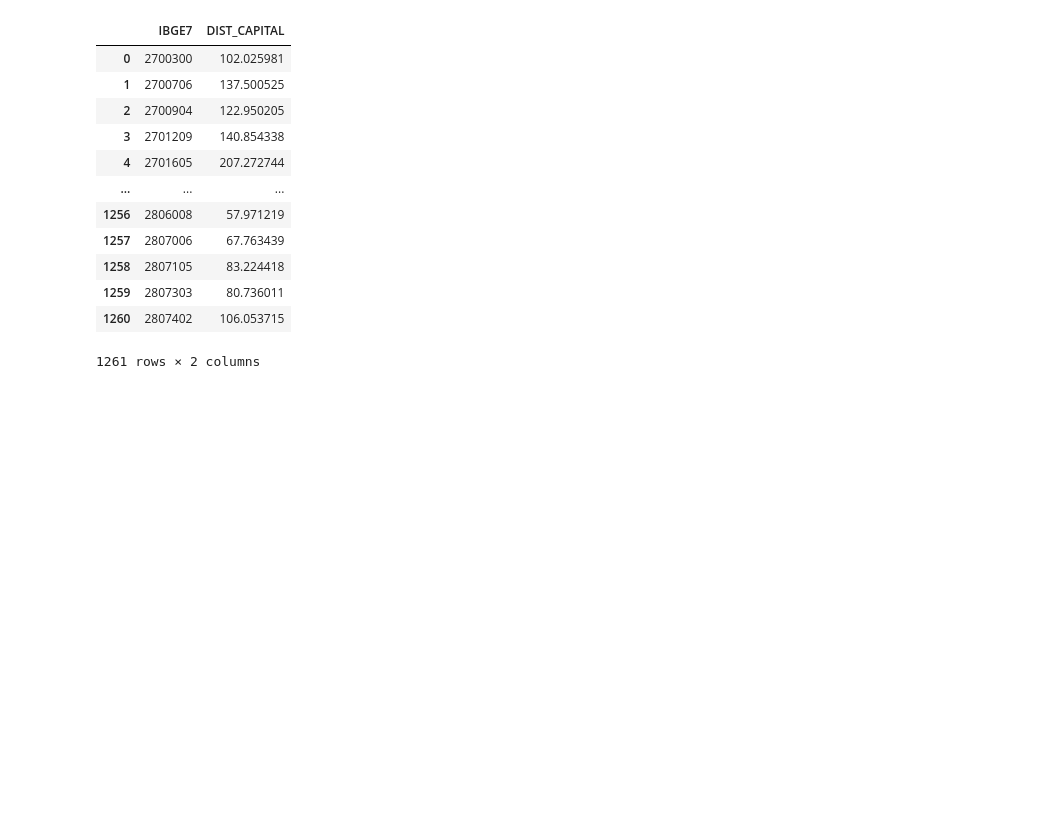
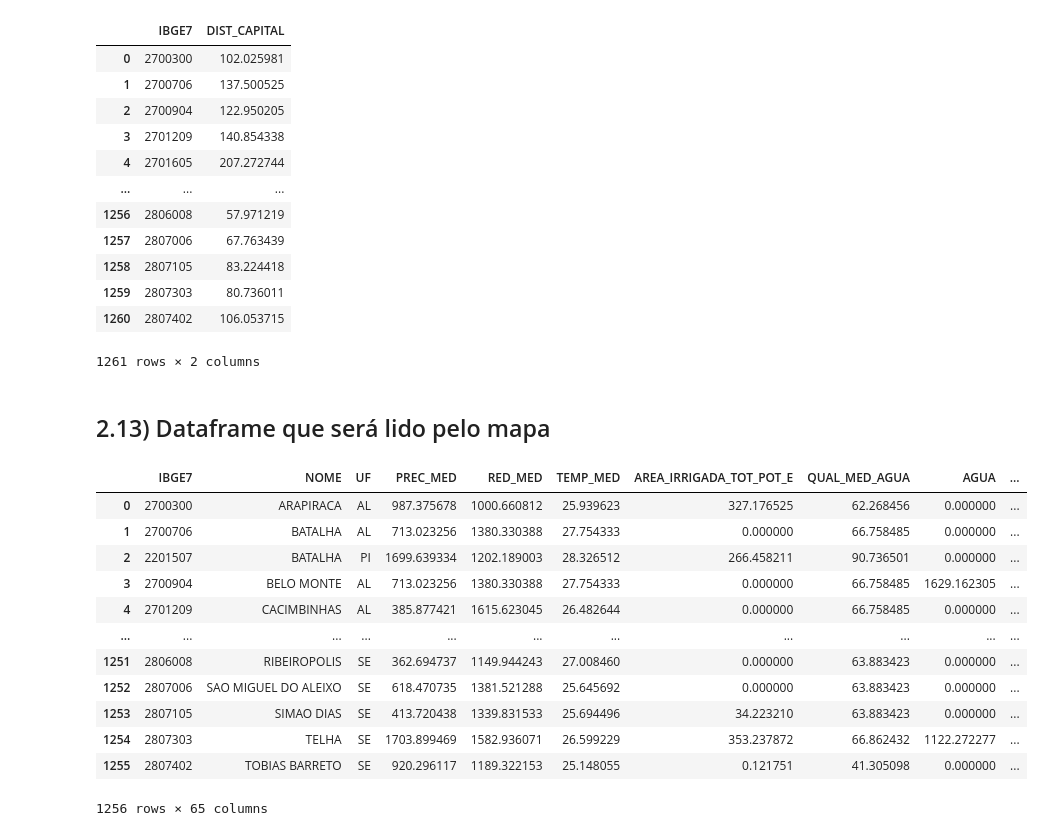
Before and after one commit to caiosoter/BCG2023, a Jupyter notebook: Notebooks/ColetaDosDados.ipynb, the cells around one changed output. Cells and saved outputs as stored; diff of their text form; code cells hidden in the pictures; blank space fills up the shorter version.

```diff
--- a/Notebooks/ColetaDosDados.ipynb
+++ b/Notebooks/ColetaDosDados.ipynb
@@ -654,3 +654,47 @@ mun_ser
 | 1259 | 2807303 | 80.736011 |
 | 1260 | 2807402 | 106.053715 |
 1261 rows × 2 columns
+# %% [markdown]
+## 2.13) Dataframe que será lido pelo mapa
+# %%
+tabela_final = pd.read_csv('../Dados/Tabela_final/tabela_final.csv')
+solos = pd.read_csv('../Dados/Views/solos_municipios.csv').drop(columns='Unnamed: 0')
+agro = pd.read_csv("../Dados/Tabela_final/dados_producao_agricola.csv").drop(columns='Unnamed: 0')
+
+columns = [
+    'IBGE7',
+    'NOME',
+    'UF',
+    'PREC_MED',
+    'RED_MED',
+    'TEMP_MED',
+    'AREA_IRRIGADA_TOT_POT_E',
+    'QUAL_MED_AGUA'
+]
+
+tabela_final = tabela_final[columns]
+
+pivot_solos = solos.pivot(index='IBGE7', columns='SOLO', values='AREA_TOTAL').reset_index()
+pivot_solos = pivot_solos.fillna(0)
+
+pivot_agro = agro.pivot(index='NOME', columns='PRODUTO', values='VALOR_PROD').reset_index()
+pivot_agro = pivot_agro.fillna(0)
+
+tabela_final = tabela_final.merge(pivot_solos, on ='IBGE7', how ='inner')
+tabela_final = tabela_final.merge(pivot_agro, on ='NOME', how ='inner')
+tabela_final.to_csv('../Dados/Views/dados_mapa.csv', index=False)
+tabela_final
+# %% [output]
+|  | IBGE7 | NOME | UF | PREC_MED | RED_MED | TEMP_MED | AREA_IRRIGADA_TOT_POT_E | QUAL_MED_AGUA | AGUA | ... |
+| 0 | 2700300 | ARAPIRACA | AL | 987.375678 | 1000.660812 | 25.939623 | 327.176525 | 62.268456 | 0.000000 | ... |
+| 1 | 2700706 | BATALHA | AL | 713.023256 | 1380.330388 | 27.754333 | 0.000000 | 66.758485 | 0.000000 | ... |
+| 2 | 2201507 | BATALHA | PI | 1699.639334 | 1202.189003 | 28.326512 | 266.458211 | 90.736501 | 0.000000 | ... |
+| 3 | 2700904 | BELO MONTE | AL | 713.023256 | 1380.330388 | 27.754333 | 0.000000 | 66.758485 | 1629.162305 | ... |
+| 4 | 2701209 | CACIMBINHAS | AL | 385.877421 | 1615.623045 | 26.482644 | 0.000000 | 66.758485 | 0.000000 | ... |
+| ... | ... | ... | ... | ... | ... | ... | ... | ... | ... | ... |
+| 1251 | 2806008 | RIBEIROPOLIS | SE | 362.694737 | 1149.944243 | 27.008460 | 0.000000 | 63.883423 | 0.000000 | ... |
+| 1252 | 2807006 | SAO MIGUEL DO ALEIXO | SE | 618.470735 | 1381.521288 | 25.645692 | 0.000000 | 63.883423 | 0.000000 | ... |
+| 1253 | 2807105 | SIMAO DIAS | SE | 413.720438 | 1339.831533 | 25.694496 | 34.223210 | 63.883423 | 0.000000 | ... |
+| 1254 | 2807303 | TELHA | SE | 1703.899469 | 1582.936071 | 26.599229 | 353.237872 | 66.862432 | 1122.272277 | ... |
+| 1255 | 2807402 | TOBIAS BARRETO | SE | 920.296117 | 1189.322153 | 25.148055 | 0.121751 | 41.305098 | 0.000000 | ... |
+1256 rows × 65 columns
```
Also changed, not shown: parts of 2 cells of this notebook, 1 other file.
